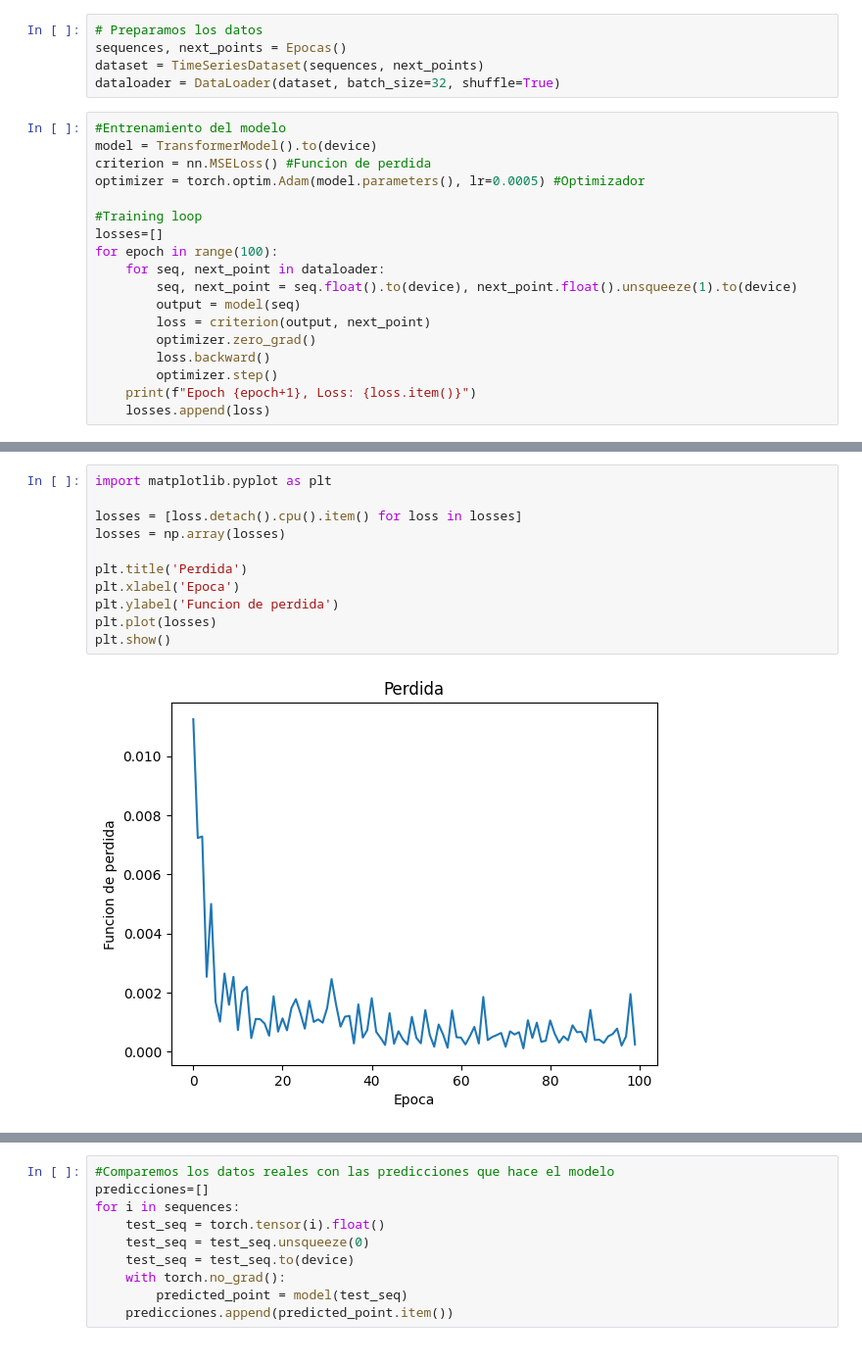
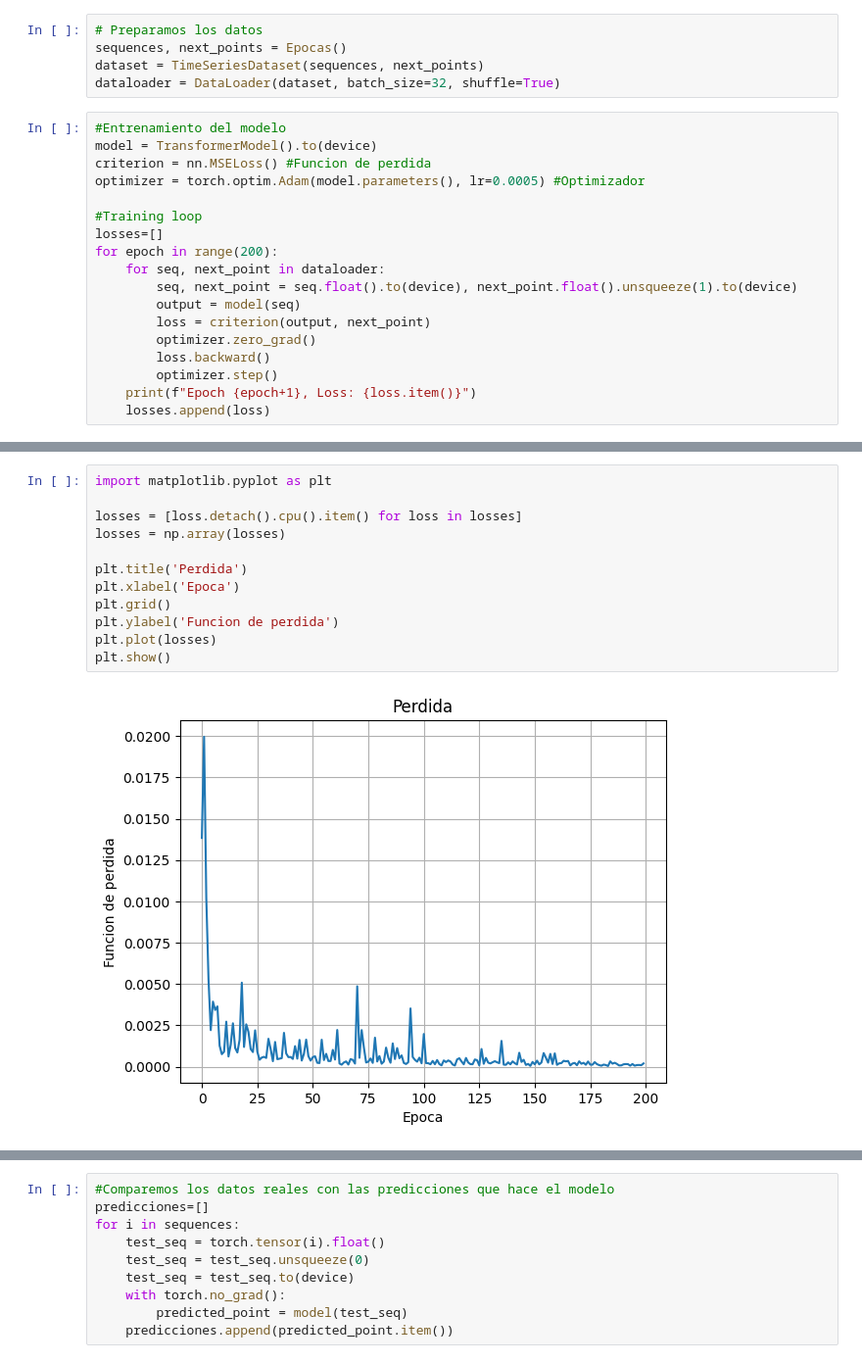
Before and after one commit to RedLakes17/SS-AntonioRojas, a Jupyter notebook: TWM8.ipynb, the cells around one changed output, grey strips where cells are left out. Shown: that part at 98% size. Saved outputs shown, nothing was run; the diff lists cells and outputs as text.

```diff
--- a/TWM8.ipynb
+++ b/TWM8.ipynb
@@ -92,7 +94,7 @@ optimizer = torch.optim.Adam(model.parameters(), lr=0.0005) #Optimizador
 
 #Training loop
 losses=[]
-for epoch in range(100):
+for epoch in range(200):
     for seq, next_point in dataloader:
         seq, next_point = seq.float().to(device), next_point.float().unsqueeze(1).to(device)
         output = model(seq)
@@ -123,16 +125,17 @@ Epoch 100, Loss: 0.0002404994738753885
 # %%
 import matplotlib.pyplot as plt
 
 losses = [loss.detach().cpu().item() for loss in losses]
 losses = np.array(losses)
 
 plt.title('Perdida')
 plt.xlabel('Epoca')
+plt.grid()
 plt.ylabel('Funcion de perdida')
 plt.plot(losses)
 plt.show()
 # %% [output]
-[figure, old version]
+[figure, new version]
 # %%
 # Veamos cómo predice el modelo
 
```
Also changed, not shown: parts of 8 cells of this notebook.
